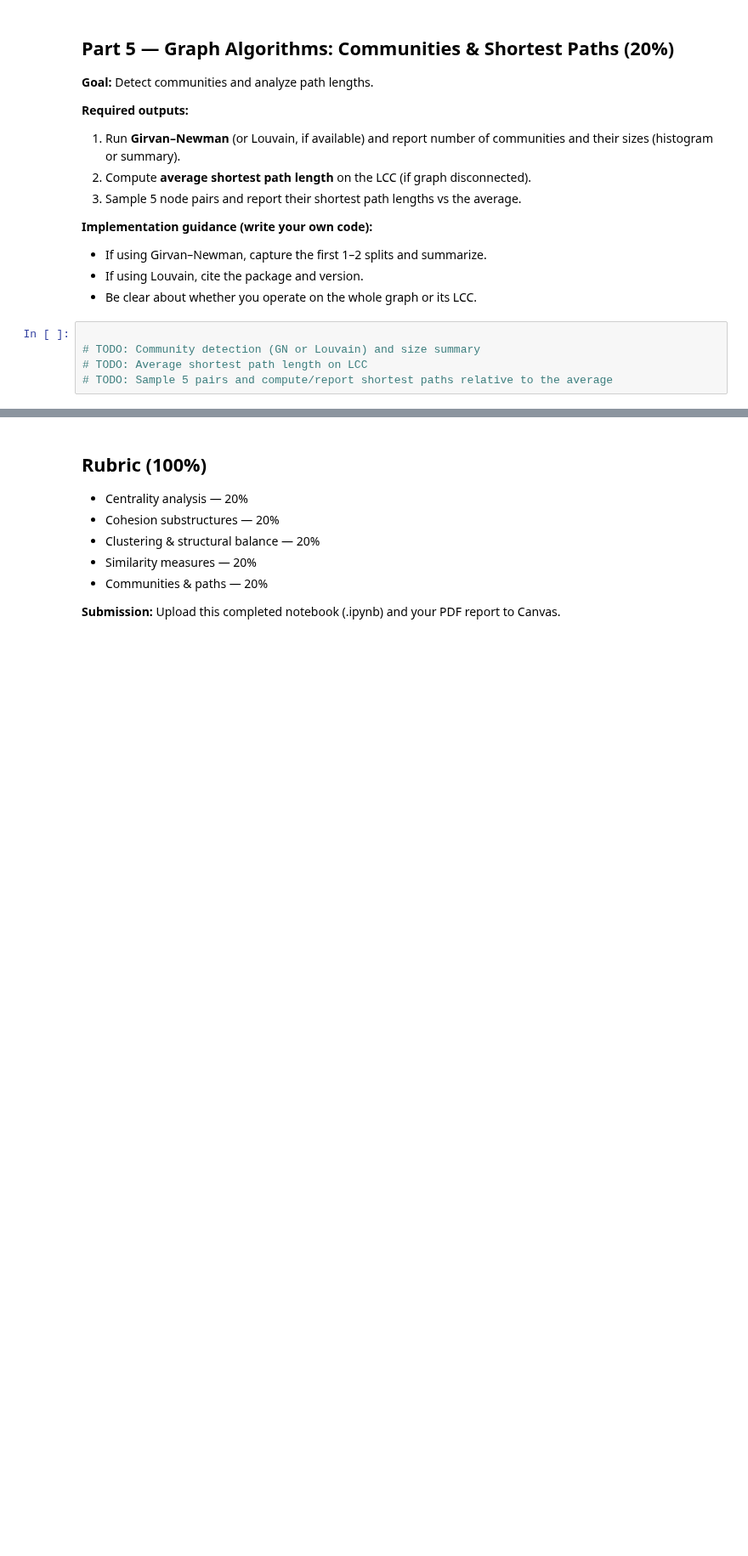
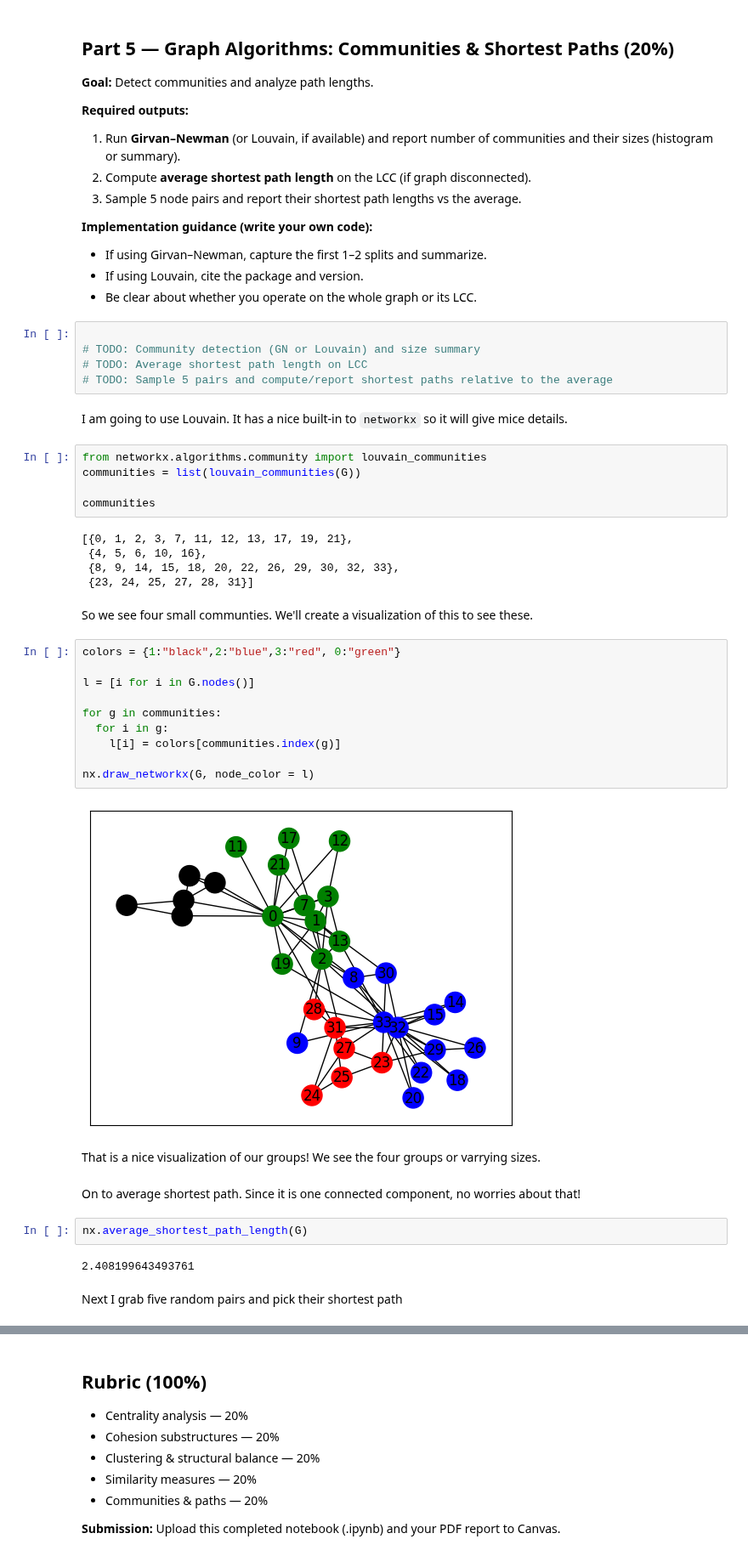
Before and after one commit to nurfnick/NetworkScience, a Jupyter notebook: HomeworkAssignments/Project2.ipynb, the cells around one changed output, grey strips where cells are left out. Shown at 85% size. Drawn from its saved outputs; the diff is of its cells as text; blank space fills up the shorter version.

```diff
--- a/HomeworkAssignments/Project2.ipynb
+++ b/HomeworkAssignments/Project2.ipynb
@@ -489,3 +489,39 @@ We see that if one is zero, they all are.  But we do see some differences in the
 # TODO: Community detection (GN or Louvain) and size summary
 # TODO: Average shortest path length on LCC
 # TODO: Sample 5 pairs and compute/report shortest paths relative to the average
+# %% [markdown]
+I am going to use Louvain.  It has a nice built-in to `networkx` so it will give mice details.
+# %%
+from networkx.algorithms.community import louvain_communities
+communities = list(louvain_communities(G))
+
+communities
+# %% [output]
+[{0, 1, 2, 3, 7, 11, 12, 13, 17, 19, 21},
+ {4, 5, 6, 10, 16},
+ {8, 9, 14, 15, 18, 20, 22, 26, 29, 30, 32, 33},
+ {23, 24, 25, 27, 28, 31}]
+# %% [markdown]
+So we see four small communties.  We'll create a visualization of this to see these.
+# %%
+colors = {1:"black",2:"blue",3:"red", 0:"green"}
+
+l = [i for i in G.nodes()]
+
+for g in communities:
+  for i in g:
+    l[i] = colors[communities.index(g)]
+
+nx.draw_networkx(G, node_color = l)
+# %% [output]
+[figure, added]
+# %% [markdown]
+That is a nice visualization of our groups!  We see the four groups or varrying sizes.
+# %% [markdown]
+On to average shortest path.  Since it is one connected component, no worries about that!
+# %%
+nx.average_shortest_path_length(G)
+# %% [output]
+2.408199643493761
+# %% [markdown]
+Next I grab five random pairs and pick their shortest path
```
Also changed, not shown: parts of 12 cells of this notebook.
